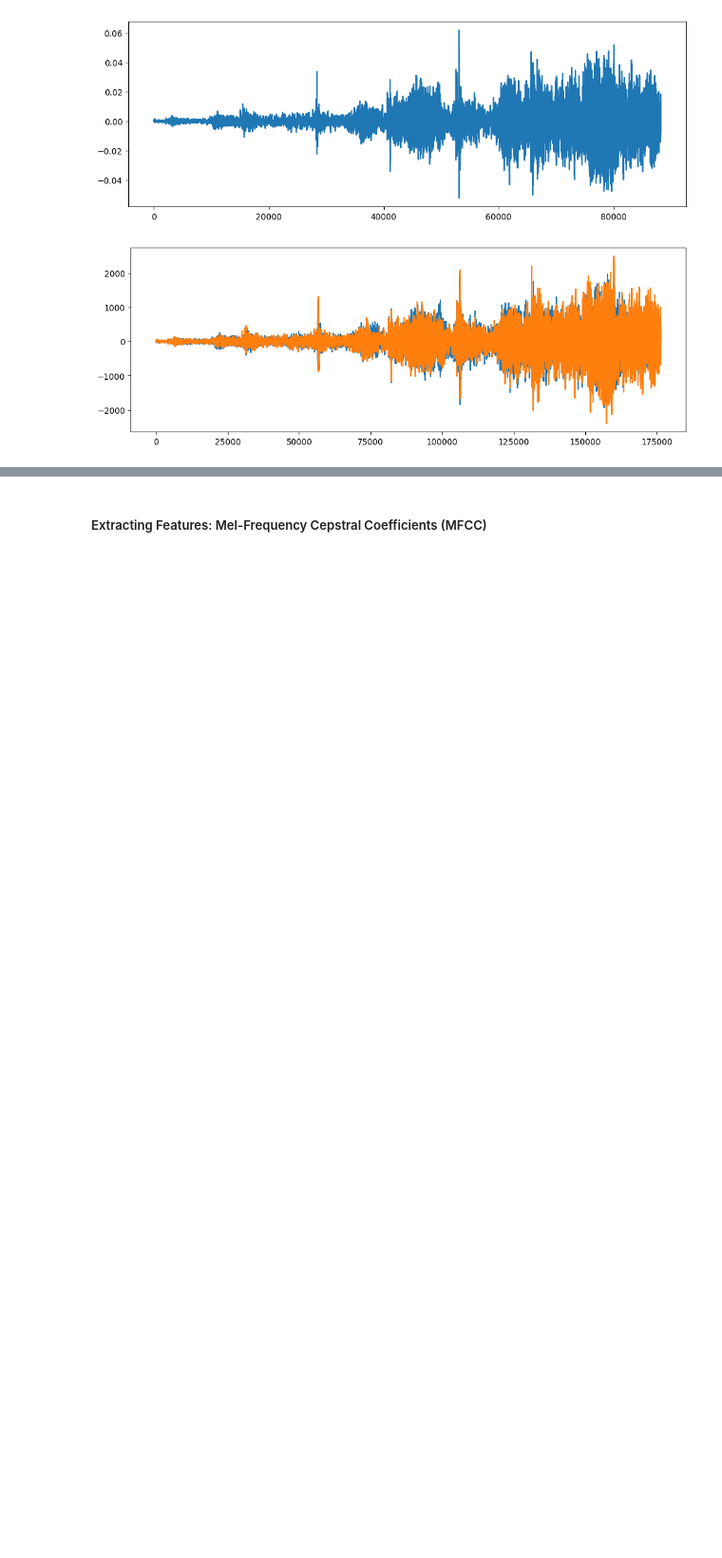
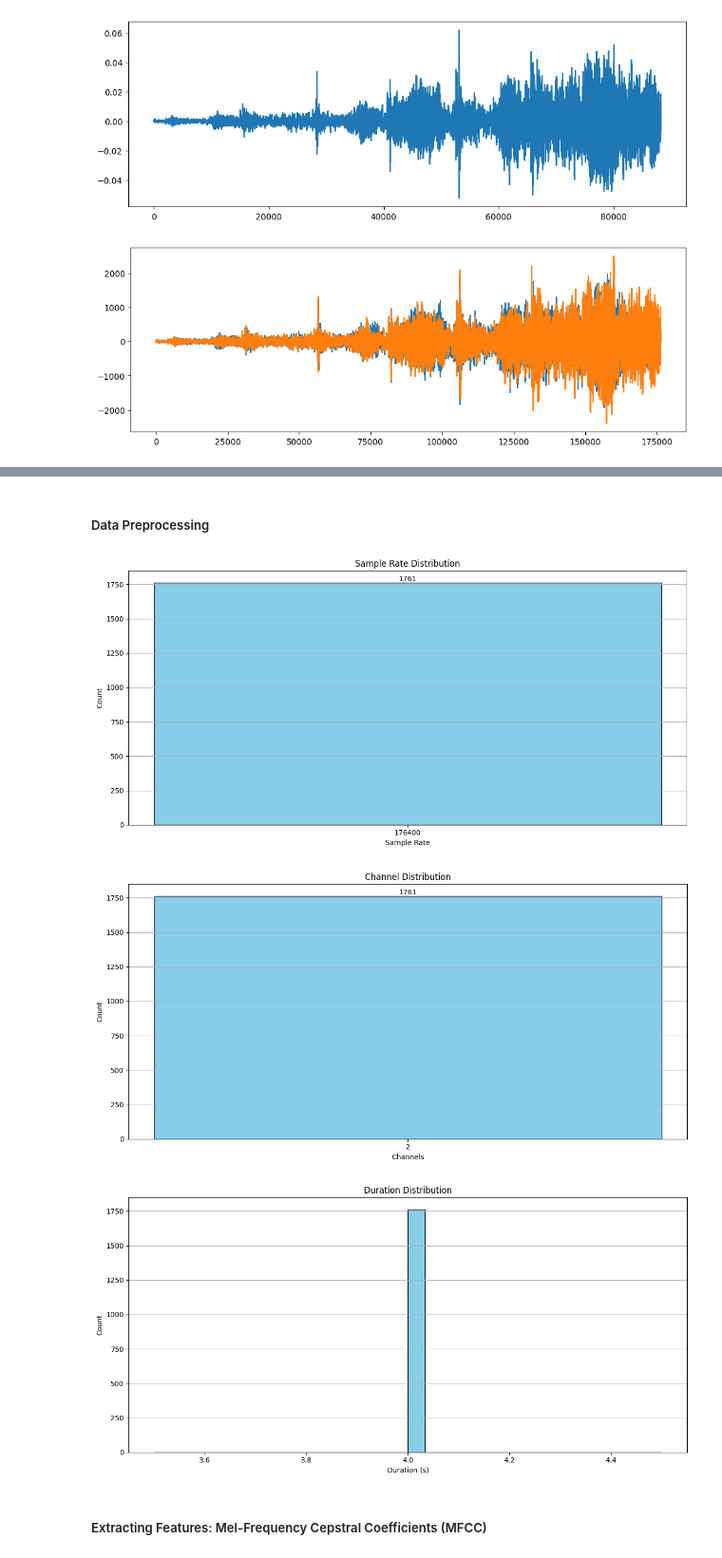
Before and after one commit to jasonmatthewsuhari/IT1244_UrbanSound, a Jupyter notebook: Urban Sound Analysis.ipynb, the cells around one changed output, grey strips where cells are left out. Shown at 95% size. Drawn from its saved outputs; the diff is of its cells as text; code cells hidden in the pictures; blank space fills up the shorter version.

```diff
--- a/Urban Sound Analysis.ipynb
+++ b/Urban Sound Analysis.ipynb
@@ -170,0 +282,2 @@ plt.plot(wave_audio)
+# %% [markdown]
+##### Data Preprocessing
@@ -171,3 +323,23 @@ plt.plot(wave_audio)
+# %%
+# Preprocess training data (if you want to check the preprocessed data)
+train_data = convert_dataset('data/Train')
+
+# plot the sr, ch, st, duration of preprocessed data
+def plot_preprocessed_properties(data):
+    """Plot properties of preprocessed audio data."""
+    sr = [audio.shape[1] for audio in data]
+    ch = [audio.shape[0] for audio in data]
+    duration = [audio.shape[1] / 44100 for audio in data]
+
+    plot_audio_properties(sr, 'Sample Rate Distribution', 'Sample Rate')
+    plot_audio_properties(ch, 'Channel Distribution', 'Channels')
+    plot_duration(duration)
+
+plot_preprocessed_properties(train_data)
+# %% [output]
+[figure, added]
+[figure, added]
+[figure, added]
 # %% [markdown]
 ##### Extracting Features: Mel-Frequency Cepstral Coefficients (MFCC)
 # %%
```
Also changed, not shown: parts of 6 cells of this notebook.
